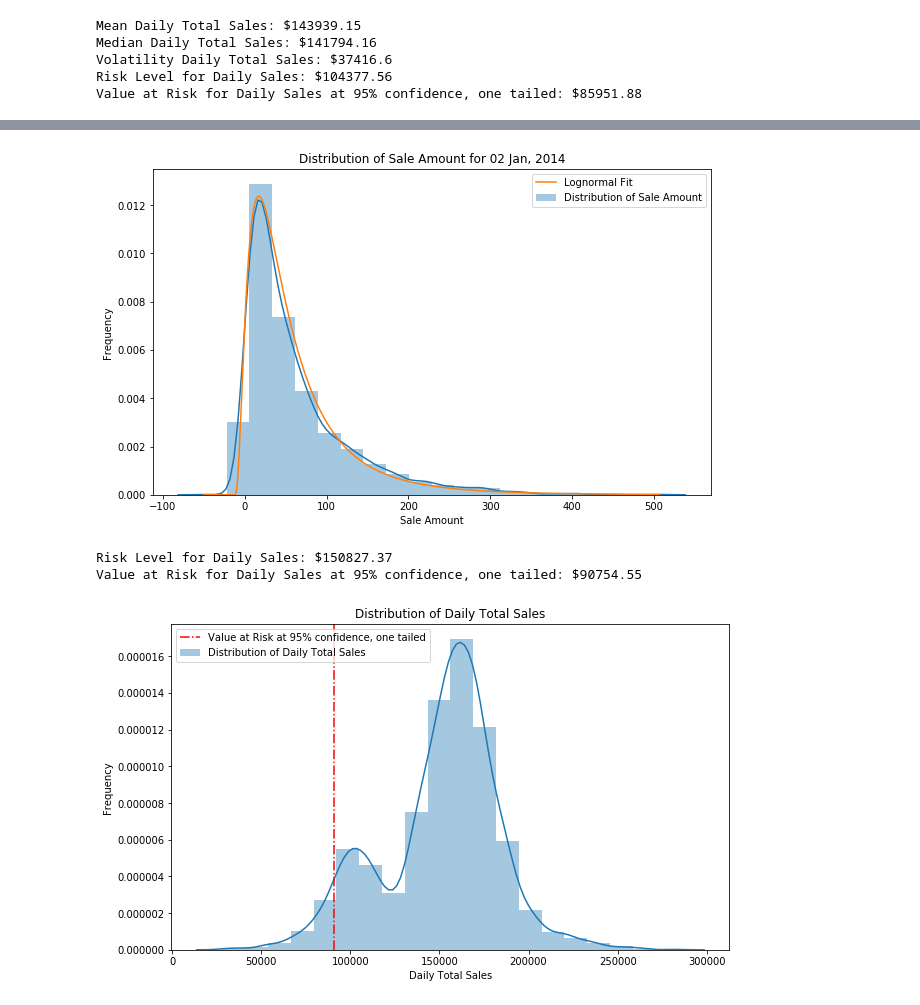
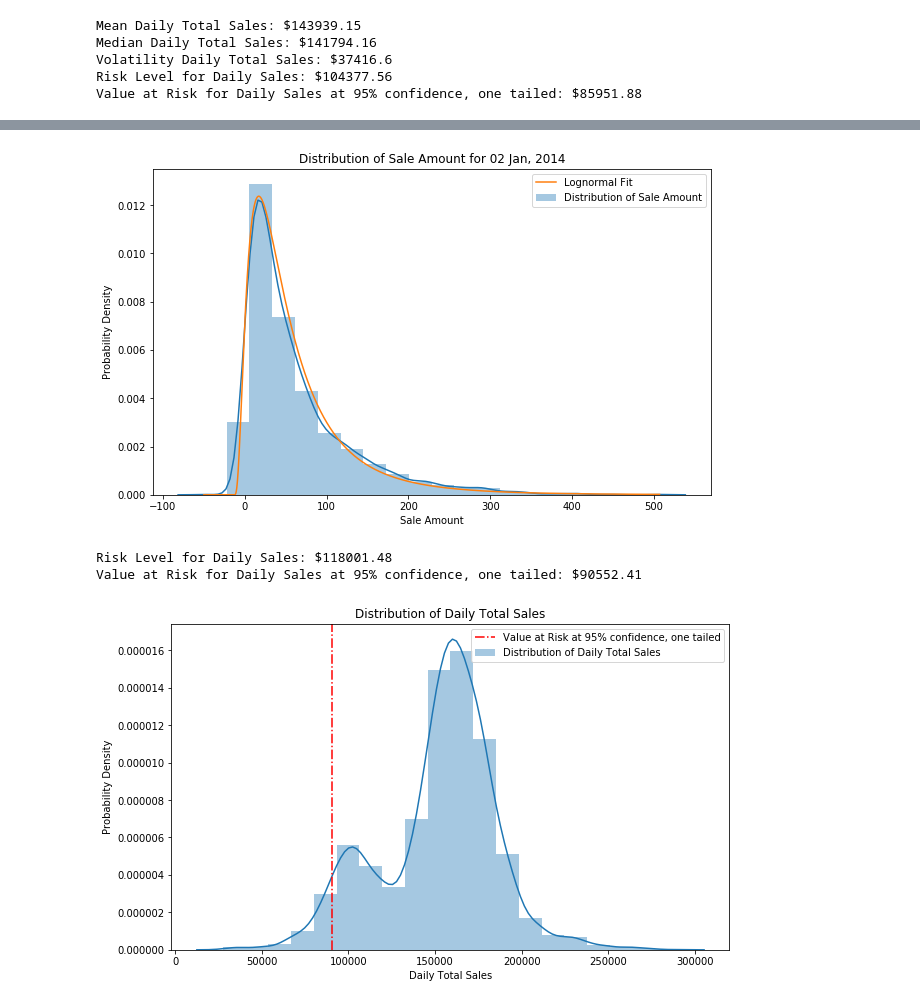
Before and after one commit to KevinSequeira/INFS-5096-Risk-Analysis, a Jupyter notebook: Exercise 2.ipynb, the cells around one changed output, grey strips where cells are left out. Saved outputs shown, nothing was run; the diff lists cells and outputs as text; code cells hidden in the pictures.

```diff
--- a/Exercise 2.ipynb
+++ b/Exercise 2.ipynb
@@ -140,7 +142,7 @@ dailySales = calculateDailySales(yearData[yearData["Sale_Date"] == "2014-01-02"]
 plt.figure(figsize = (10, 6))
 histo = sb.distplot(dailySales["Sale_Amount"], label = "Distribution of Sale Amount", bins = 20, kde = True)
 plt.xlabel("Sale Amount")
-plt.ylabel("Frequency")
+plt.ylabel("Probability Density")
 plt.title("Distribution of Sale Amount for 02 Jan, 2014")
 lineSpace = np.linspace(min(dailySales["Sale_Amount"]), max(dailySales["Sale_Amount"]), len(dailySales["Sale_Amount"]))
 fitShape, fitLoc, fitScale = scipyStats.lognorm.fit(dailySales["Sale_Amount"], loc = 0)
@@ -149,28 +151,28 @@ plt.plot(lineSpace, lognormalFit, label = "Lognormal Fit")
 plt.legend()
 plt.show()
 # %% [output]
-[figure, old version]
+[figure, new version]
 # %%
 # Generate random samples of total sales for 20 years.
 totalSalesSampled20Years = []
 for singleDay in footfallsPerDaySamples[0]:
-    singleDaySales = scipyStats.lognorm.rvs(fitShape, fitLoc, fitScale, size = singleDay).astype(int)
+    singleDaySales = scipyStats.lognorm.rvs(fitShape, fitLoc, fitScale, size = singleDay).round(2)
     totalSalesSampled20Years.append(sum(singleDaySales))
 
 # Calculating Risk Level for Daily Total Sales using Volatility:
 print("Risk Level for Daily Sales: $" + str(round(myStats.mean(totalSalesSampled20Years) - myStats.stdev(totalSalesSampled20Years), 2)))
 # Calculating Value at Risk for Daily Total Sales at 5% significance level:
 print("Value at Risk for Daily Sales at 95% confidence, one tailed: $" + str(round(np.percentile(np.array(totalSalesSampled20Years), 5), 2)))
 
 plt.figure(figsize = (10, 6))
 histo = sb.distplot(totalSalesSampled20Years, label = "Distribution of Daily Total Sales", bins = 20, kde = True)
 plt.axvline(round(np.percentile(np.array(totalSalesSampled20Years), 5), 2), color = "red", linestyle = "-.", label = "Value at Risk at 95% confidence, one tailed")
 plt.xlabel("Daily Total Sales")
-plt.ylabel("Frequency")
+plt.ylabel("Probability Density")
 plt.title("Distribution of Daily Total Sales")
 plt.legend()
 plt.show()
 # %% [output]
-Risk Level for Daily Sales: $150827.37
-Value at Risk for Daily Sales at 95% confidence, one tailed: $90754.55
+Risk Level for Daily Sales: $118001.48
+Value at Risk for Daily Sales at 95% confidence, one tailed: $90552.41
-[figure, old version]
+[figure, new version]
```
Also changed, not shown: parts of 5 cells of this notebook.
